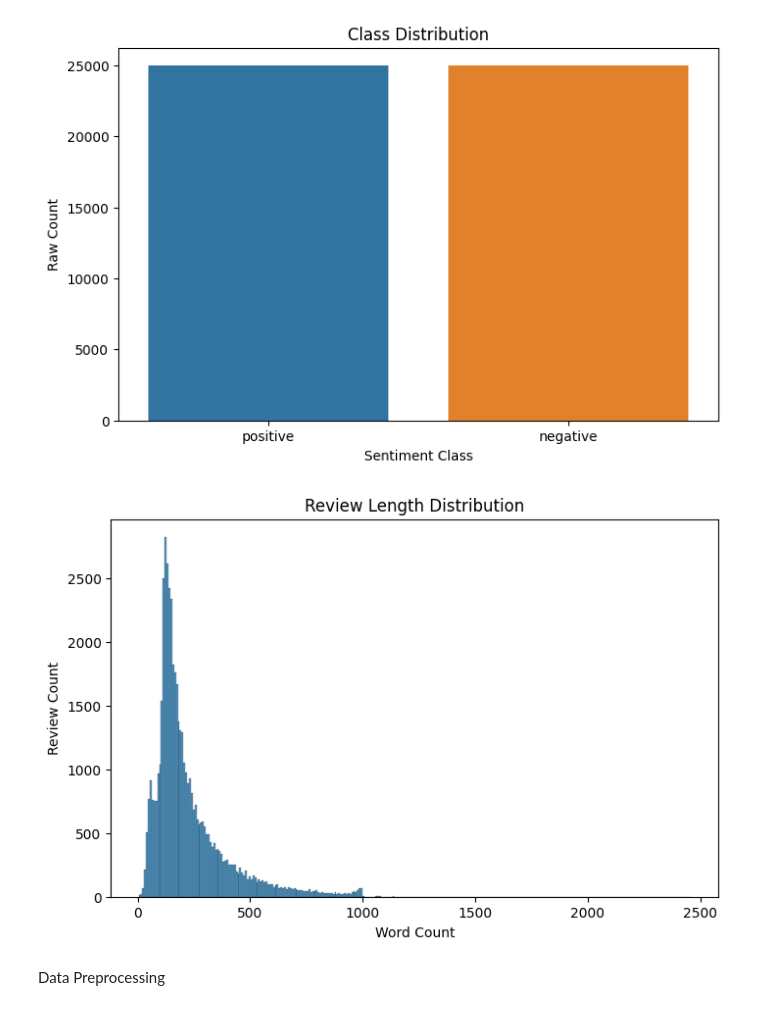
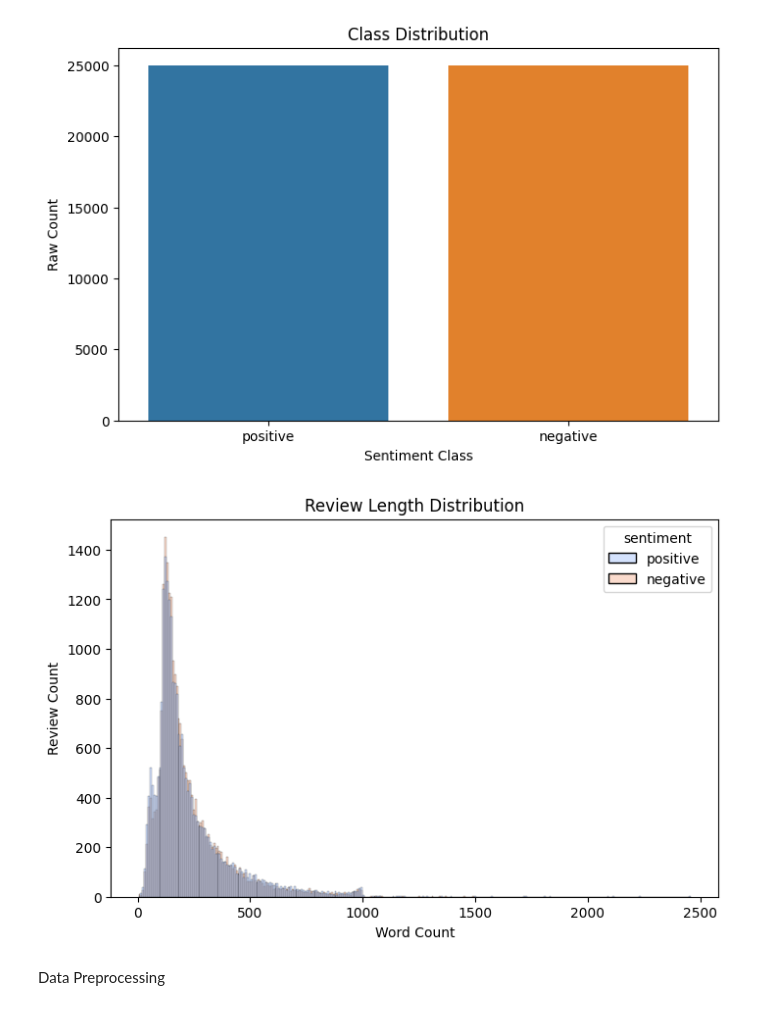
Before and after one commit to RyderSab/CS-171_Project, a Jupyter notebook: CS_171_Project.ipynb, the cells around one changed output. Cells and saved outputs as stored; diff of their text form; code cells hidden in the pictures.

Commit message:
Changed CS_171_Project.ipynb, changed EDA visualizations, added Pre-Trained Model Loading and Evaluation

```diff
--- a/CS_171_Project.ipynb
+++ b/CS_171_Project.ipynb
@@ -48,18 +48,21 @@ plt.show()
 # %%
 # Sequence Length
 
 # The replace function was added to deal with the line break tags seen in the data preview above
-sequence_word_length = raw_reviews_df['review'].str.replace('<br />', ' ', regex=False).str.split().str.len()
+raw_reviews_df['sequence_word_length'] = raw_reviews_df['review'].str.replace('<br />', ' ', regex=False).str.split().str.len()
 
 plt.figure(figsize=(8, 5))
-sns.histplot(sequence_word_length)
+sns.histplot(raw_reviews_df,
+             x = 'sequence_word_length',
+             hue = 'sentiment',
+             palette = 'coolwarm')
 
 plt.title("Review Length Distribution")
 plt.xlabel("Word Count")
 plt.ylabel("Review Count")
 plt.show()
 # %% [output]
-[figure, old version]
+[figure, new version]
 # %% [markdown]
 Data Preprocessing
 # %%
```
Also changed, not shown: parts of 5 cells of this notebook.
